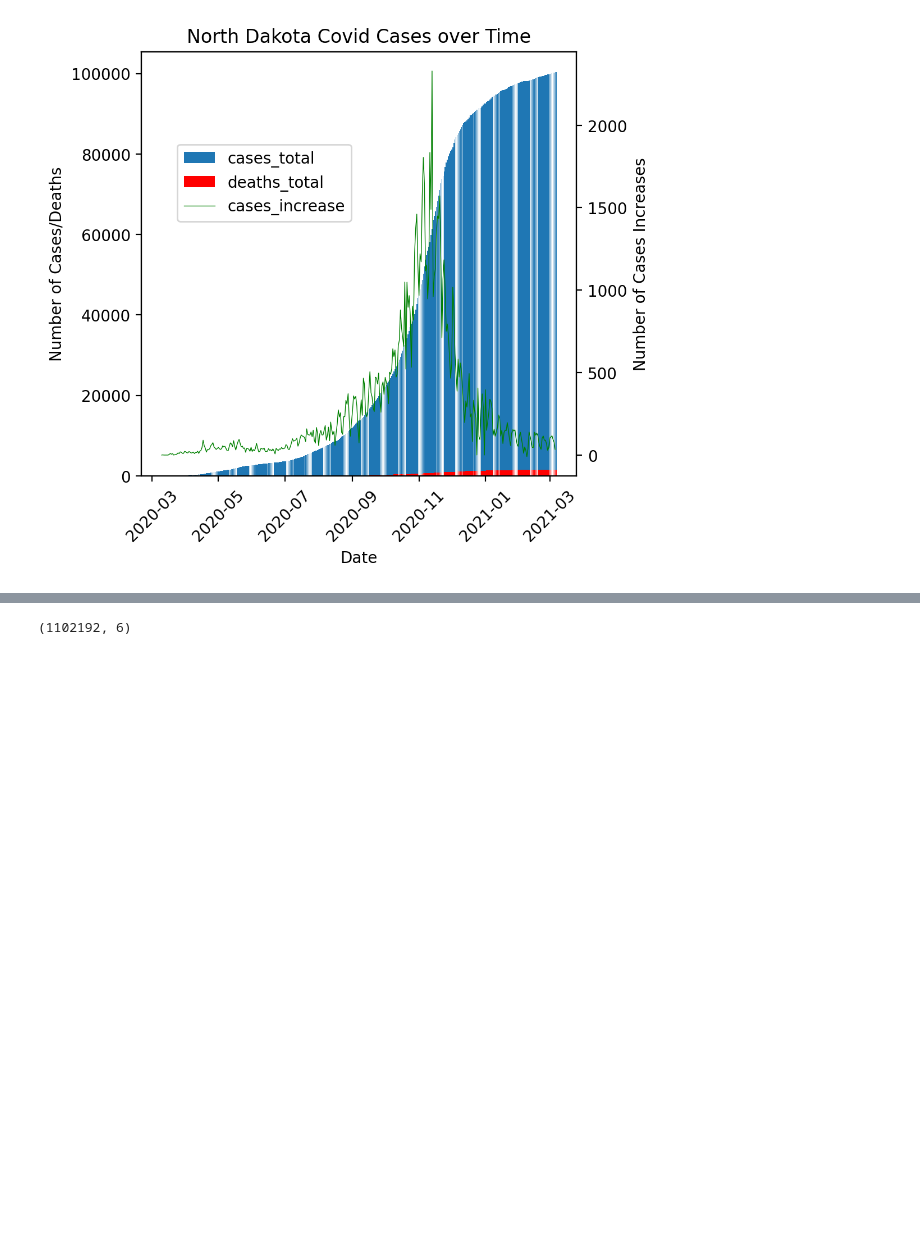
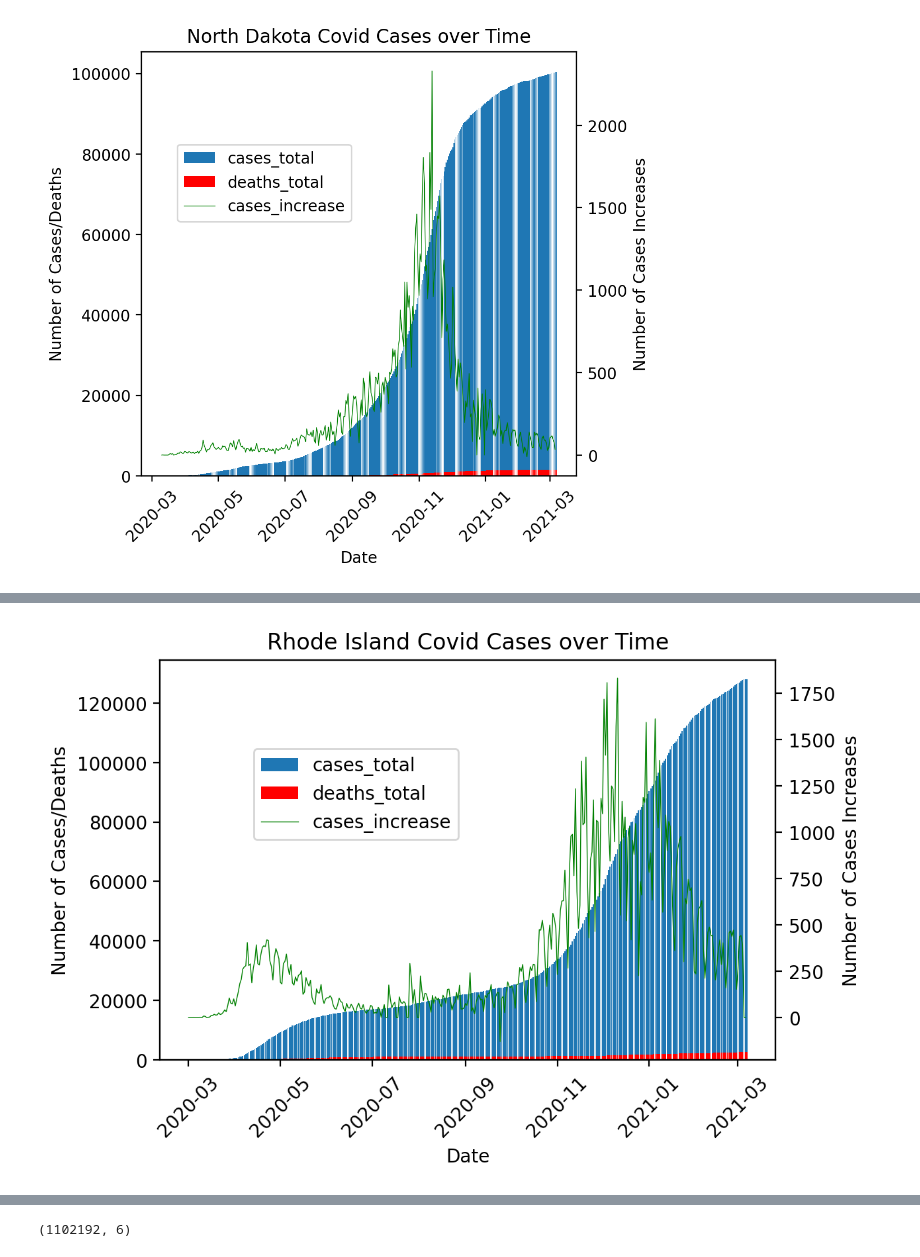
Before and after one commit to Guhui-Z/CS89_project, a Jupyter notebook: data_exploration.ipynb, the cells around one changed output, grey strips where cells are left out. Drawn from its saved outputs; the diff is of its cells as text; code cells hidden in the pictures; blank space fills up the shorter version.

```diff
--- a/data_exploration.ipynb
+++ b/data_exploration.ipynb
@@ -92,0 +100,4 @@ t.head()
+# %%
+plot_state_covid('Rhode Island')
+# %% [output]
+[figure, added]
```
Also changed, not shown: parts of 14 cells of this notebook, 17 other files.
